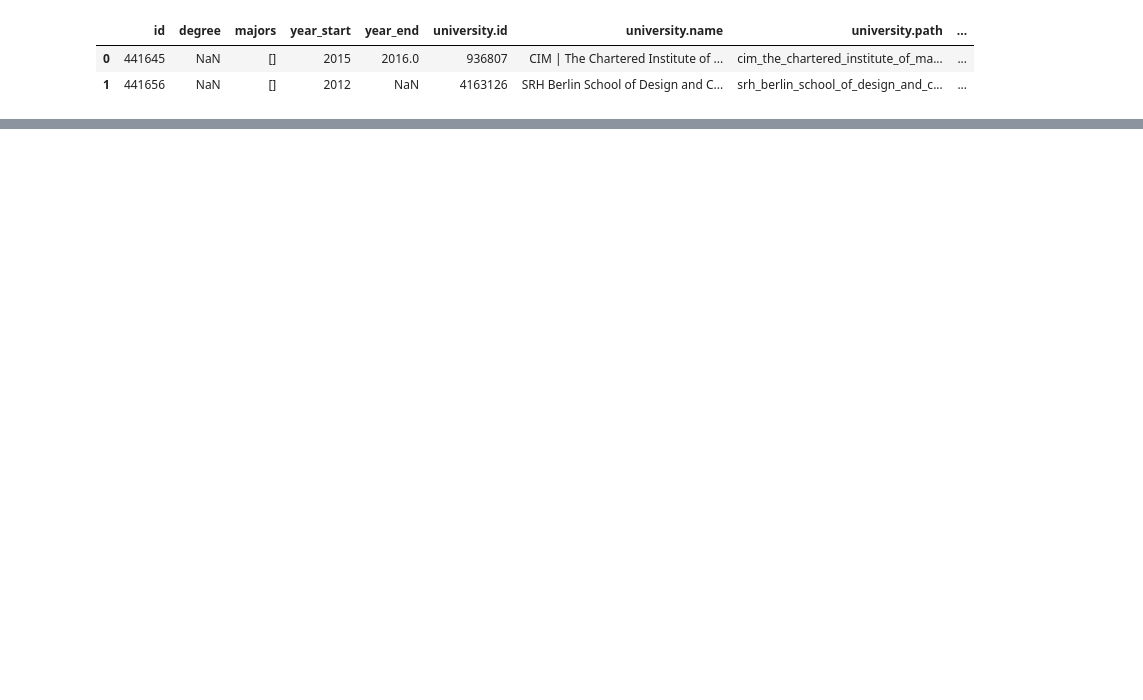
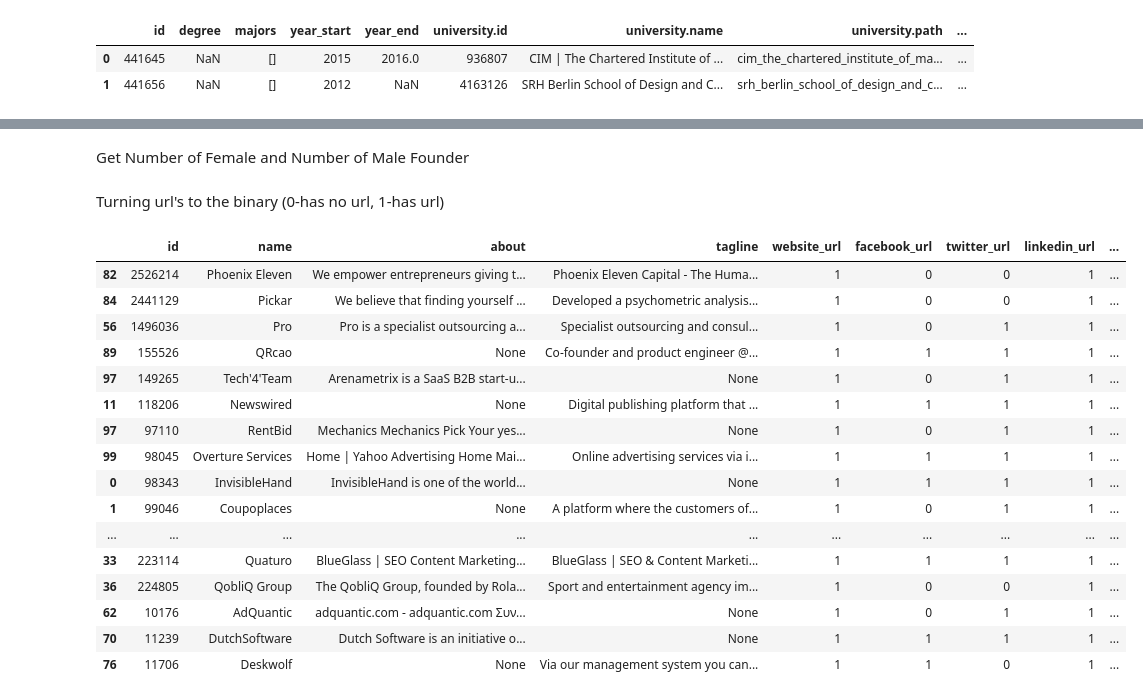
Before and after one commit to FriedrichHermann/Jarvis, a Jupyter notebook: Second Try/Dataset.ipynb, the cells around one changed output, grey strips where cells are left out. Saved outputs shown, nothing was run; the diff lists cells and outputs as text; code cells hidden in the pictures; blank space fills up the shorter version.

```diff
--- a/Second Try/Dataset.ipynb
+++ b/Second Try/Dataset.ipynb
@@ -442,3 +447,5 @@ Note: you may need to restart the kernel to use updated packages.
 # %%
 #Save Dataframe
 df_3.to_pickle("df_25.08")
+# %%
+df_3=pd.read_pickle("/Users/klaus/Documents/Jarvis/Second Try/Data/df_25.08")
@@ -444,0 +454,7 @@ df_3.to_pickle("df_25.08")
+# %%
+a=map(lambda p: level1_extractor_max(p, "valuation_generated_list"), df_3["fundings_items"])
+b=list(a)
+df_3["list_valuation"]=b
+df_3["last_valuation"]=list(map(lambda p: p[-1],df_3["list_valuation"]))
+# %% [markdown]
+Get Number of Female and Number of Male Founder
@@ -444,0 +468,2 @@ df_3.to_pickle("df_25.08")
+# %% [markdown]
+Turning url's to the binary (0-has no url, 1-has url)
@@ -444,0 +475,20 @@ df_3.to_pickle("df_25.08")
+# %%
+df_3.head(n=20)
+# %% [output]
+|  | id | name | about | tagline | website_url | facebook_url | twitter_url | linkedin_url | ... |
+| 82 | 2526214 | Phoenix Eleven | We empower entrepreneurs giving t... | Phoenix Eleven Capital - The Huma... | 1 | 0 | 0 | 1 | ... |
+| 84 | 2441129 | Pickar | We believe that finding yourself ... | Developed a psychometric analysis... | 1 | 0 | 0 | 1 | ... |
+| 56 | 1496036 | Pro | Pro is a specialist outsourcing a... | Specialist outsourcing and consul... | 1 | 0 | 1 | 1 | ... |
+| 89 | 155526 | QRcao | None | Co-founder and product engineer @... | 1 | 1 | 1 | 1 | ... |
+| 97 | 149265 | Tech'4'Team | Arenametrix is a SaaS B2B start-u... | None | 1 | 0 | 1 | 1 | ... |
+| 11 | 118206 | Newswired | None | Digital publishing platform that ... | 1 | 1 | 1 | 1 | ... |
+| 97 | 97110 | RentBid | Mechanics Mechanics Pick Your yes... | None | 1 | 0 | 1 | 1 | ... |
+| 99 | 98045 | Overture Services | Home | Yahoo Advertising Home Mai... | Online advertising services via i... | 1 | 1 | 1 | 1 | ... |
+| 0 | 98343 | InvisibleHand | InvisibleHand is one of the world... | None | 1 | 1 | 1 | 1 | ... |
+| 1 | 99046 | Coupoplaces | None | A platform where the customers of... | 1 | 0 | 1 | 1 | ... |
+| ... | ... | ... | ... | ... | ... | ... | ... | ... | ... |
+| 33 | 223114 | Quaturo | BlueGlass | SEO Content Marketing... | BlueGlass | SEO & Content Marketi... | 1 | 1 | 1 | 1 | ... |
+| 36 | 224805 | QobliQ Group | The QobliQ Group, founded by Rola... | Sport and entertainment agency im... | 1 | 0 | 0 | 1 | ... |
+| 62 | 10176 | AdQuantic | adquantic.com - adquantic.com Συν... | None | 1 | 0 | 1 | 1 | ... |
+| 70 | 11239 | DutchSoftware | Dutch Software is an initiative o... | None | 1 | 1 | 1 | 1 | ... |
+| 76 | 11706 | Deskwolf | None | Via our management system you can... | 1 | 1 | 0 | 1 | ... |
```
Also changed, not shown: parts of 29 cells of this notebook.
